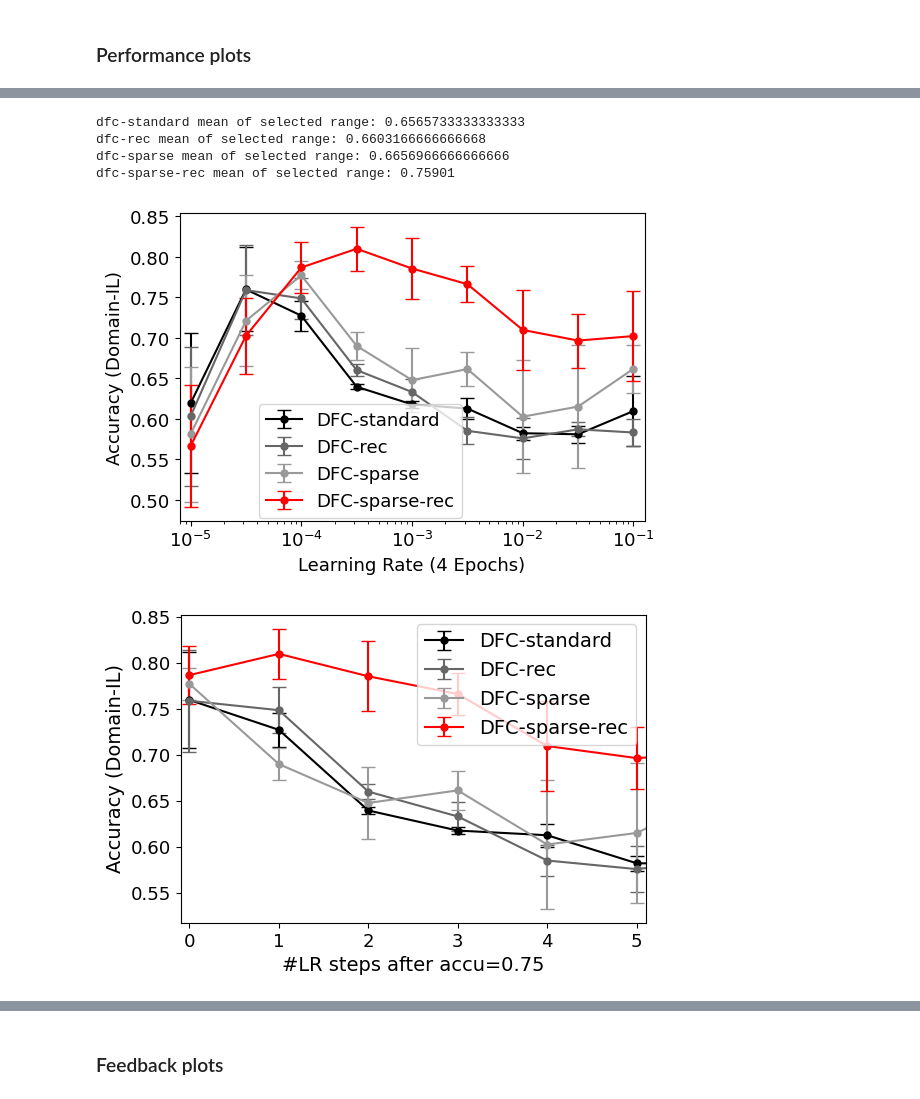
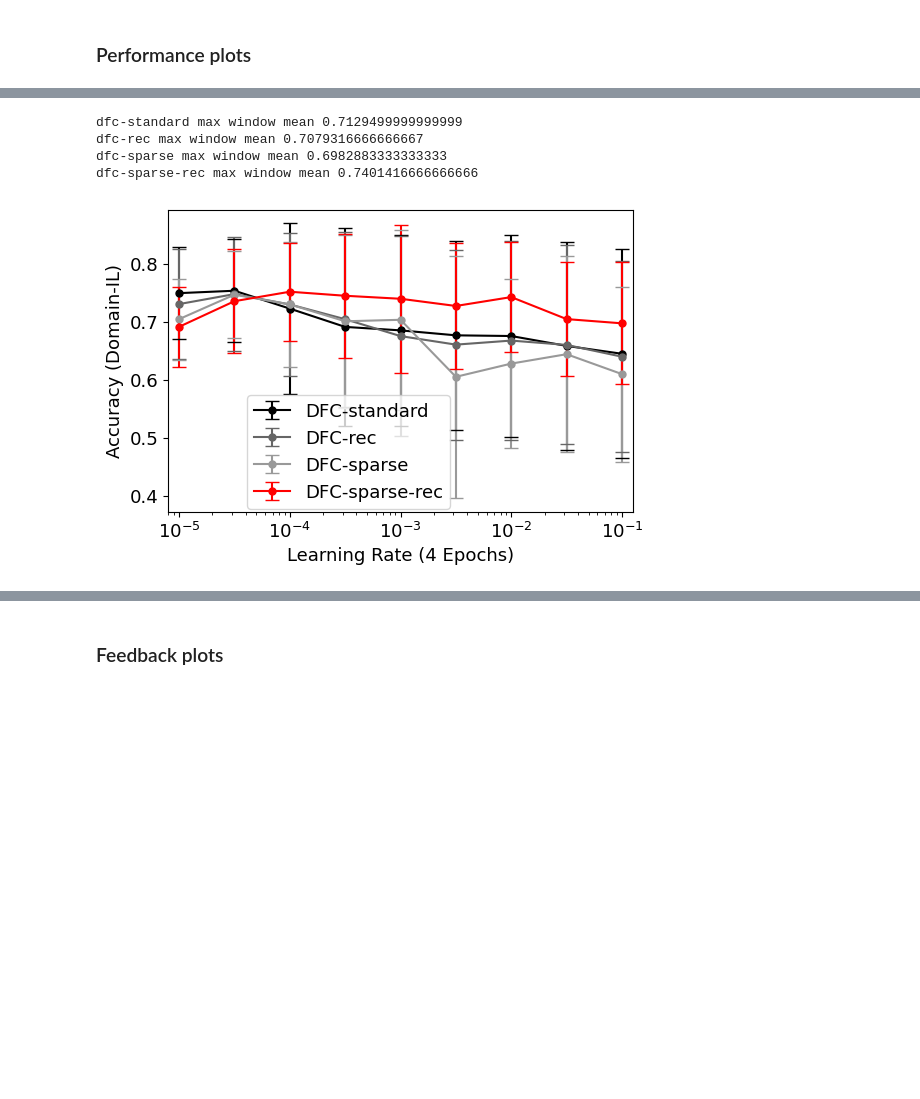
Before and after one commit to pennfranc/bio-inspired-continual-learning, a Jupyter notebook: dfc/notebooks/performance_results.ipynb, the cells around one changed output, grey strips where cells are left out. Saved outputs shown, nothing was run; the diff lists cells and outputs as text; code cells hidden in the pictures; blank space fills up the shorter version.

Commit message:
feat(performance analysis): updated plotting utils, notebook

```diff
--- a/dfc/notebooks/performance_results.ipynb
+++ b/dfc/notebooks/performance_results.ipynb
@@ -22,6 +22,7 @@ FIG_SIZE = (6,4)
 FIG_DIR = 'final-figures/'
 FONTSIZE = 13
 plt.style.use('grayscale')
+subdir = 'split_fashion_mnist-permuted'
 # %% [markdown]
 ### Performance plots
 # %%
@@ -44,12 +48,11 @@ plot_performance('domain', 'CLB', 'MIN_ACCU', FIG_DIR, FIG_SIZE, fontsize=FONTSI
 # %%
 # domain-IL, dfc variants comparison, LR evaluation
-plot_performance('domain', 'DFC', 'LR', FIG_DIR, FIG_SIZE, fontsize=FONTSIZE, display_legend=True, legend_loc=(0.17, 0.01))
+plot_performance('domain', 'DFC', 'LR', FIG_DIR, FIG_SIZE, subdir=subdir, fontsize=FONTSIZE, display_legend=True, legend_loc=(0.17, 0.01))
 # %% [output]
-dfc-standard mean of selected range: 0.6565733333333333
-dfc-rec mean of selected range: 0.6603166666666668
-dfc-sparse mean of selected range: 0.6656966666666666
-dfc-sparse-rec mean of selected range: 0.75901
+dfc-standard max window mean 0.7129499999999999
+dfc-rec max window mean 0.7079316666666667
+dfc-sparse max window mean 0.6982883333333333
+dfc-sparse-rec max window mean 0.7401416666666666
-[figure, old version]
+[figure, new version]
-[figure, removed]
 # %%
 # class-IL, continual learning benchmark comparison, LR evaluation
```
Also changed, not shown: parts of 6 cells of this notebook, 1 other file.
